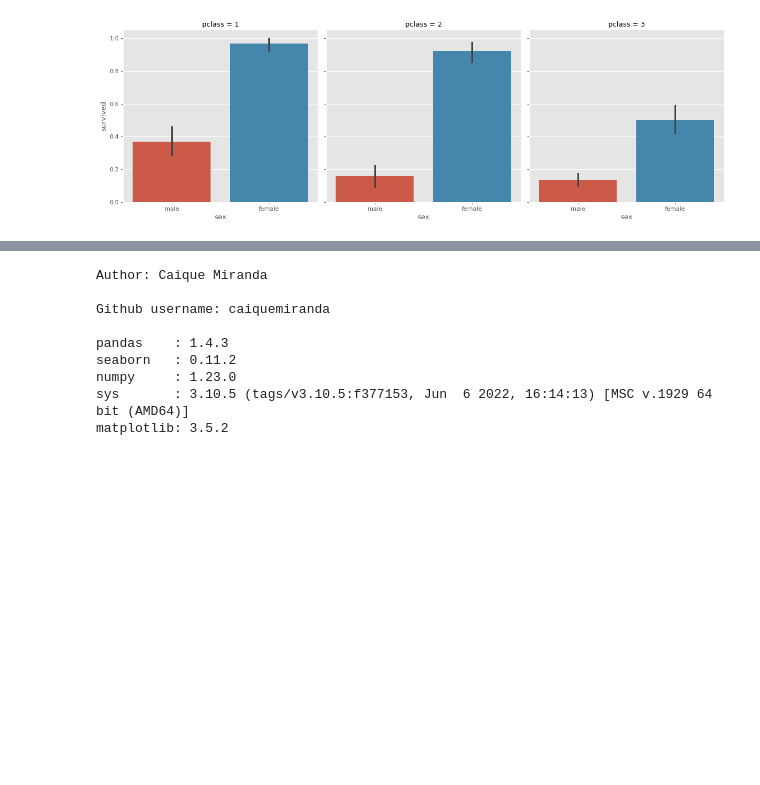
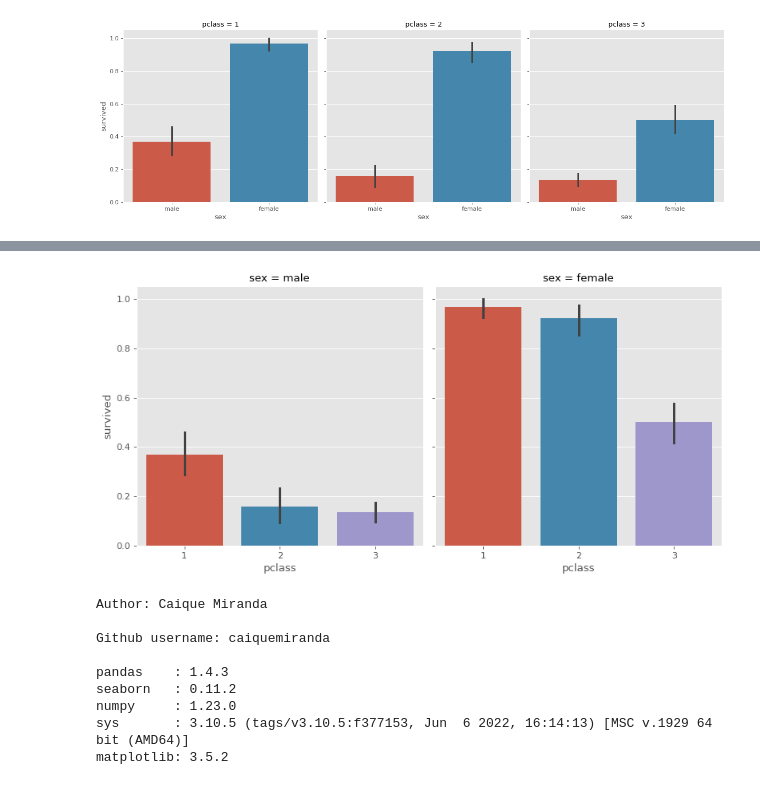
Before and after one commit to caiquemiranda/data-visualization-python, a Jupyter notebook: 10-analysis-visualization-titanic-dataset.ipynb, the cells around one changed output, grey strips where cells are left out. Saved outputs shown, nothing was run; the diff lists cells and outputs as text; code cells hidden in the pictures; blank space fills up the shorter version.

```diff
--- a/10-analysis-visualization-titanic-dataset.ipynb
+++ b/10-analysis-visualization-titanic-dataset.ipynb
@@ -310,3 +318,11 @@ sns.catplot(x= 'sex',
+# %%
+sns.catplot(x= 'pclass',
+            y = 'survived',
+            kind = 'bar',
+            col = 'sex',
+            data = titanic);
+# %% [output]
+[figure, added]
 # %%
 %reload_ext watermark
 %watermark -a "Caique Miranda" -gu "caiquemiranda" -iv
```
Also changed, not shown: parts of 1 cell of this notebook.
